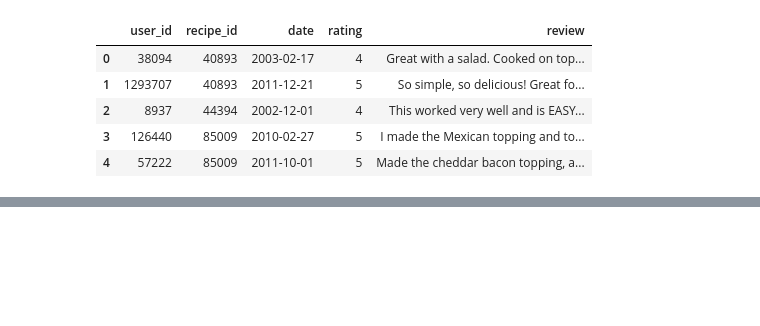
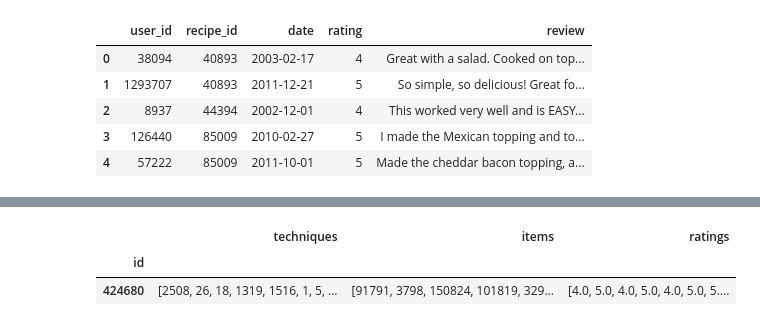
Before and after one commit to Jdiego06/technical-test-SM, a Jupyter notebook: Exploratory.ipynb, the cells around one changed output, grey strips where cells are left out. Cells and saved outputs as stored; diff of their text form; code cells hidden in the pictures; blank space fills up the shorter version.

```diff
--- a/Exploratory.ipynb
+++ b/Exploratory.ipynb
@@ -60,0 +95,6 @@ recipes.head()
+# %%
+users.loc[users.ratings.str.len() == 32185]
+# %% [output]
+|  | techniques | items | ratings |
+| id |  |  |  |
+| 424680 | [2508, 26, 18, 1319, 1516, 1, 5, ... | [91791, 3798, 150824, 101819, 329... | [4.0, 5.0, 4.0, 5.0, 4.0, 5.0, 5.... |
```
Also changed, not shown: parts of 29 cells of this notebook, 2 other files.
